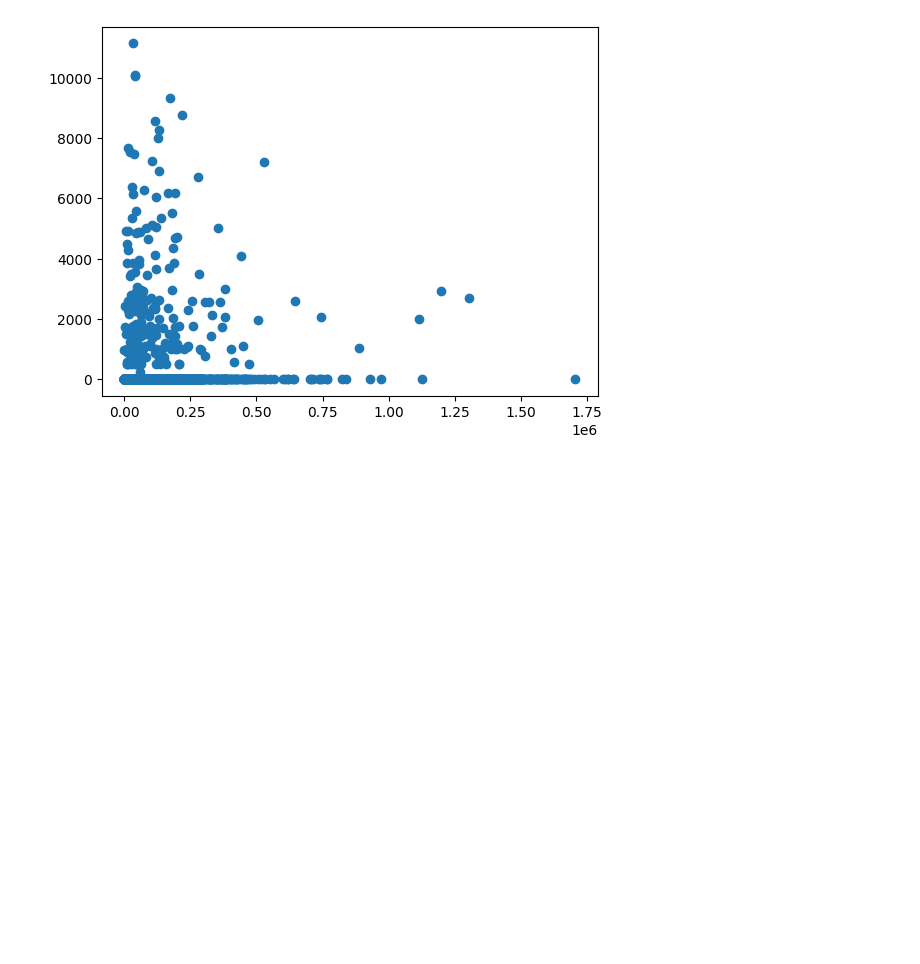
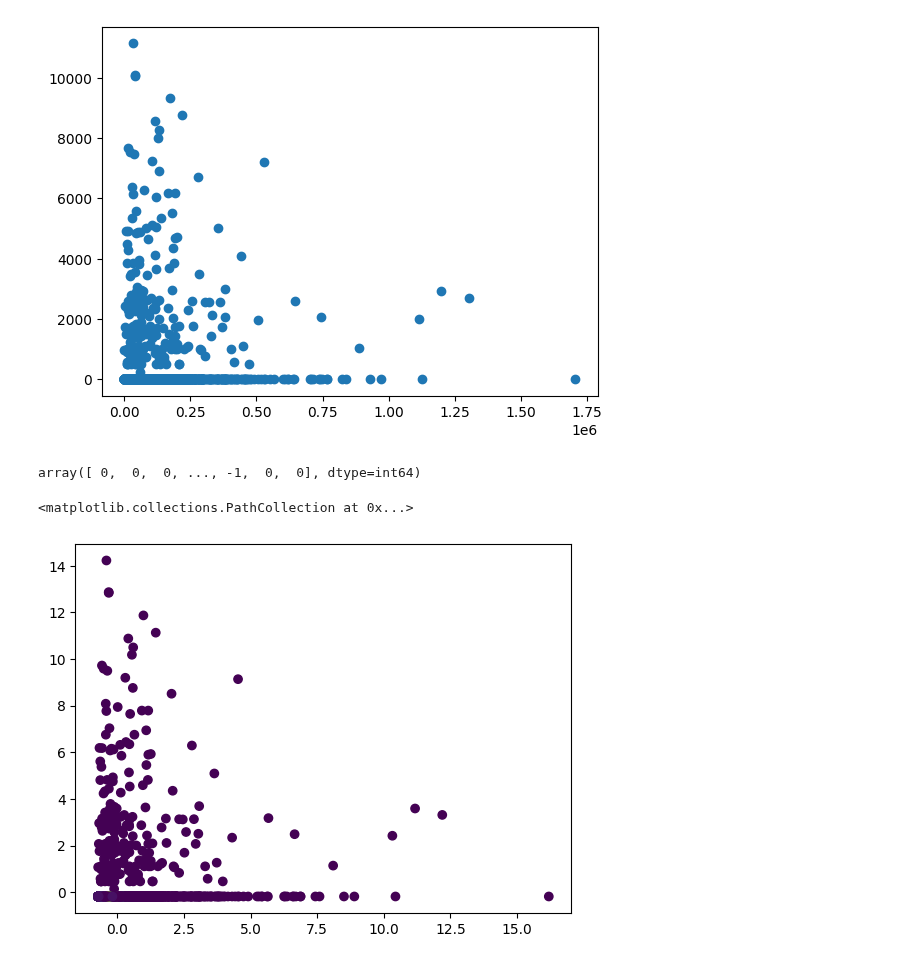
Before and after one commit to Smita2597/ds-repo, a Jupyter notebook: Assignment/Clustering.ipynb, the cells around one changed output. Saved outputs shown, nothing was run; the diff lists cells and outputs as text; code cells hidden in the pictures; blank space fills up the shorter version.

```diff
--- a/Assignment/Clustering.ipynb
+++ b/Assignment/Clustering.ipynb
@@ -257,5 +268,14 @@ plt.scatter(airlines_data.iloc[:,0],airlines_data.iloc[:,1],cmap=plt.cm.Accent)
 <matplotlib.collections.PathCollection at 0x...>
 [figure]
 # %%
-dbscan = DBSCAN(eps=0.2)
- = dbscan.fit_predict(scaled_airline)
+dbscan = DBSCAN(eps=0.3)
+dbscan_pred = dbscan.fit_predict(scaled_airline)
+# %%
+dbscan_pred
+# %% [output]
+array([ 0,  0,  0, ..., -1,  0,  0], dtype=int64)
+# %%
+plt.scatter(scaled_airline[:,0],scaled_airline[:,1],c = dbscan_pred)
+# %% [output]
+<matplotlib.collections.PathCollection at 0x...>
+[figure, added]
```
Also changed, not shown: parts of 5 cells of this notebook.
